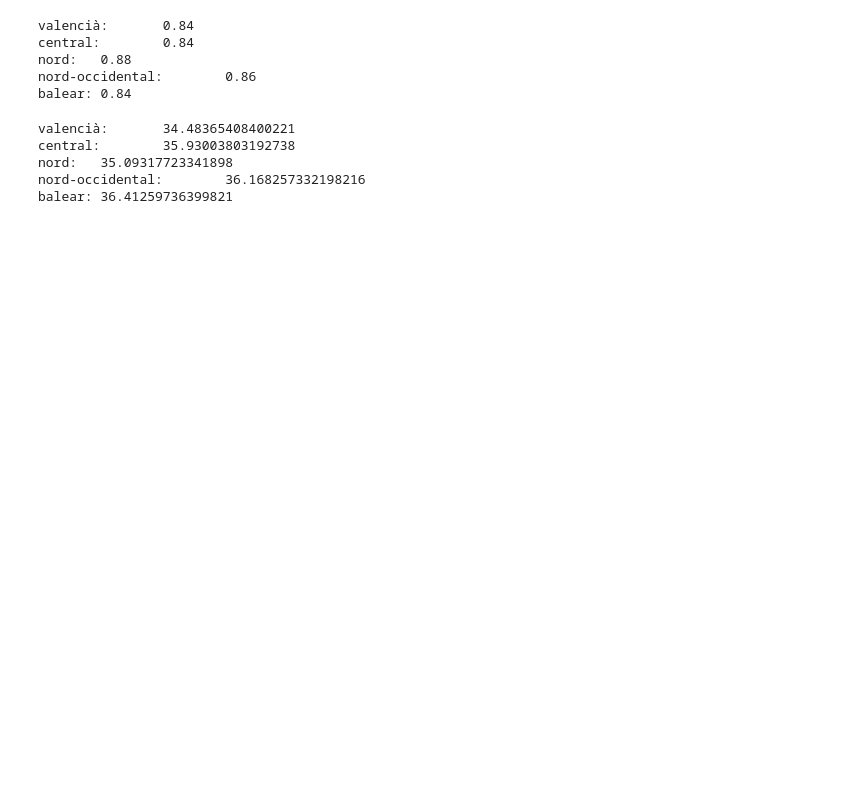
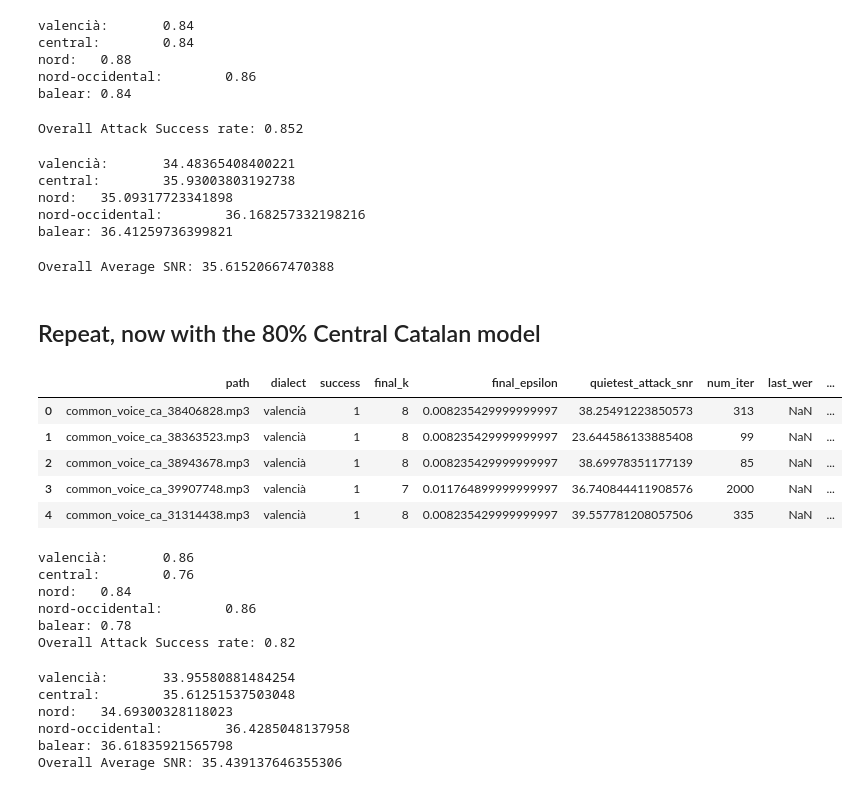
Before and after one commit to zhopto3/DialAttack, a Jupyter notebook: data_analysis/attack_analysis.ipynb, the cells around one changed output. Cells and saved outputs as stored; diff of their text form; code cells hidden in the pictures; blank space fills up the shorter version.

Commit message:
Visuals for adversarial attacks

```diff
--- a/data_analysis/attack_analysis.ipynb
+++ b/data_analysis/attack_analysis.ipynb
@@ -38,6 +24,10 @@ central:        0.84
 nord:   0.88
 nord-occidental:        0.86
 balear: 0.84
+# %%
+print(f"Overall Attack Success rate: {df_100['success'].mean()}")
+# %% [output]
+Overall Attack Success rate: 0.852
 # %%
 #Among the successful attacks, what was the average SNR ? Higher indicates a more succesful attack bc the perturbance is quieter
 
@@ -50,3 +40,46 @@ central:        35.93003803192738
 nord:   35.09317723341898
 nord-occidental:        36.168257332198216
 balear: 36.41259736399821
+# %%
+df_all_cor = df_100[df_100['success']==1]
+print(f"Overall Average SNR: {df_all_cor['quietest_attack_snr'].astype(float).mean()}")
+# %% [output]
+Overall Average SNR: 35.61520667470388
+# %% [markdown]
+## Repeat, now with the 80% Central Catalan model
+# %%
+df_80=pd.read_csv("../experiments/central80_53m_v01/eval/attack_stats.tsv",delimiter="\t")
+df_80.replace("NONE",np.nan,inplace=True)
+df_80.head()
+# %% [output]
+|  | path | dialect | success | final_k | final_epsilon | quietest_attack_snr | num_iter | last_wer | ... |
+| 0 | common_voice_ca_38406828.mp3 | valencià | 1 | 8 | 0.008235429999999997 | 38.25491223850573 | 313 | NaN | ... |
+| 1 | common_voice_ca_38363523.mp3 | valencià | 1 | 8 | 0.008235429999999997 | 23.644586133885408 | 99 | NaN | ... |
+| 2 | common_voice_ca_38943678.mp3 | valencià | 1 | 8 | 0.008235429999999997 | 38.69978351177139 | 85 | NaN | ... |
+| 3 | common_voice_ca_39907748.mp3 | valencià | 1 | 7 | 0.011764899999999997 | 36.740844411908576 | 2000 | NaN | ... |
+| 4 | common_voice_ca_31314438.mp3 | valencià | 1 | 8 | 0.008235429999999997 | 39.557781208057506 | 335 | NaN | ... |
+# %%
+for dial in ['valencià','central','nord','nord-occidental','balear']:
+    df_temp = df_80[df_80['dialect']==dial]
+    print(f"{dial}:\t{np.sum(df_temp['success'])/len(df_temp)}")
+print(f"Overall Attack Success rate: {df_80['success'].mean()}")
+# %% [output]
+valencià:       0.86
+central:        0.76
+nord:   0.84
+nord-occidental:        0.86
+balear: 0.78
+Overall Attack Success rate: 0.82
+# %%
+for dial in ['valencià','central','nord','nord-occidental','balear']:
+    df_temp = df_80[(df_80['dialect']==dial)&(df_80['success']==1)]
+    print(f"{dial}:\t{df_temp['quietest_attack_snr'].astype(float).mean()}")
+df_all_cor = df_80[df_80['success']==1]
+print(f"Overall Average SNR: {df_all_cor['quietest_attack_snr'].astype(float).mean()}")
+# %% [output]
+valencià:       33.95580881484254
+central:        35.61251537503048
+nord:   34.69300328118023
+nord-occidental:        36.4285048137958
+balear: 36.61835921565798
+Overall Average SNR: 35.439137646355306
```
Also changed, not shown: parts of 24 cells of this notebook.
